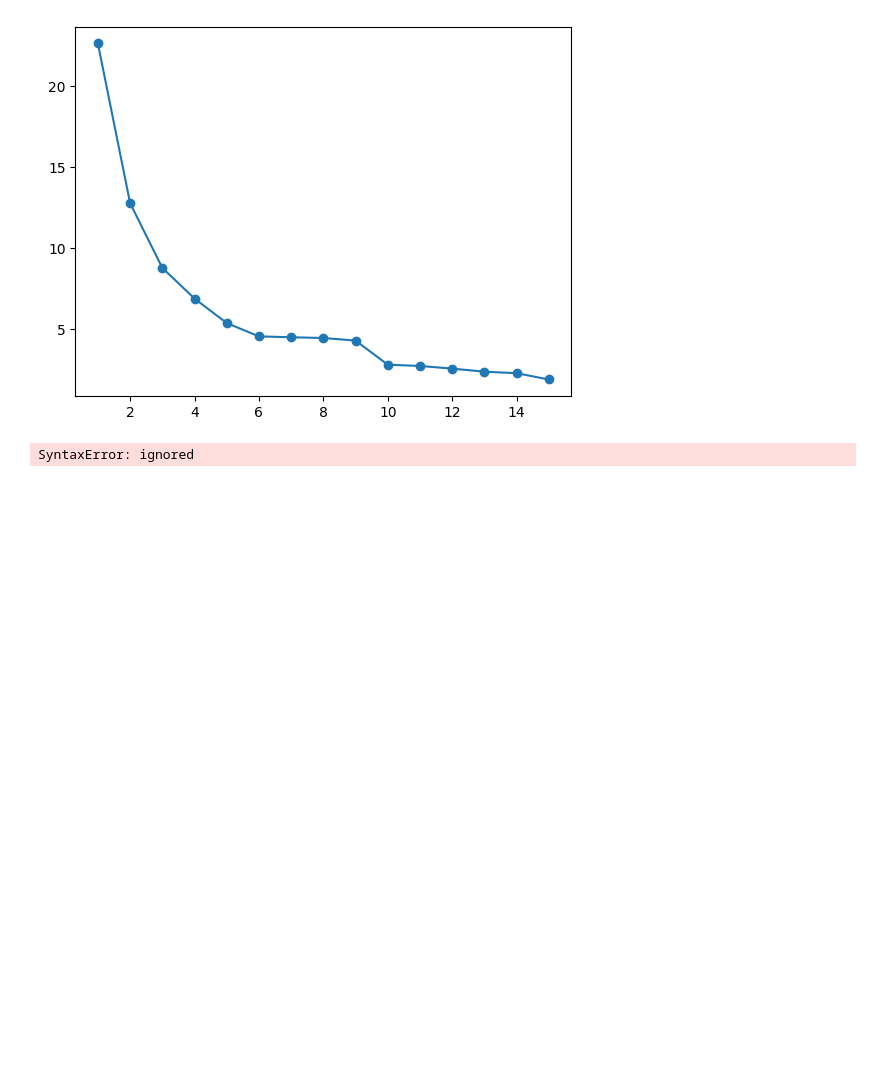
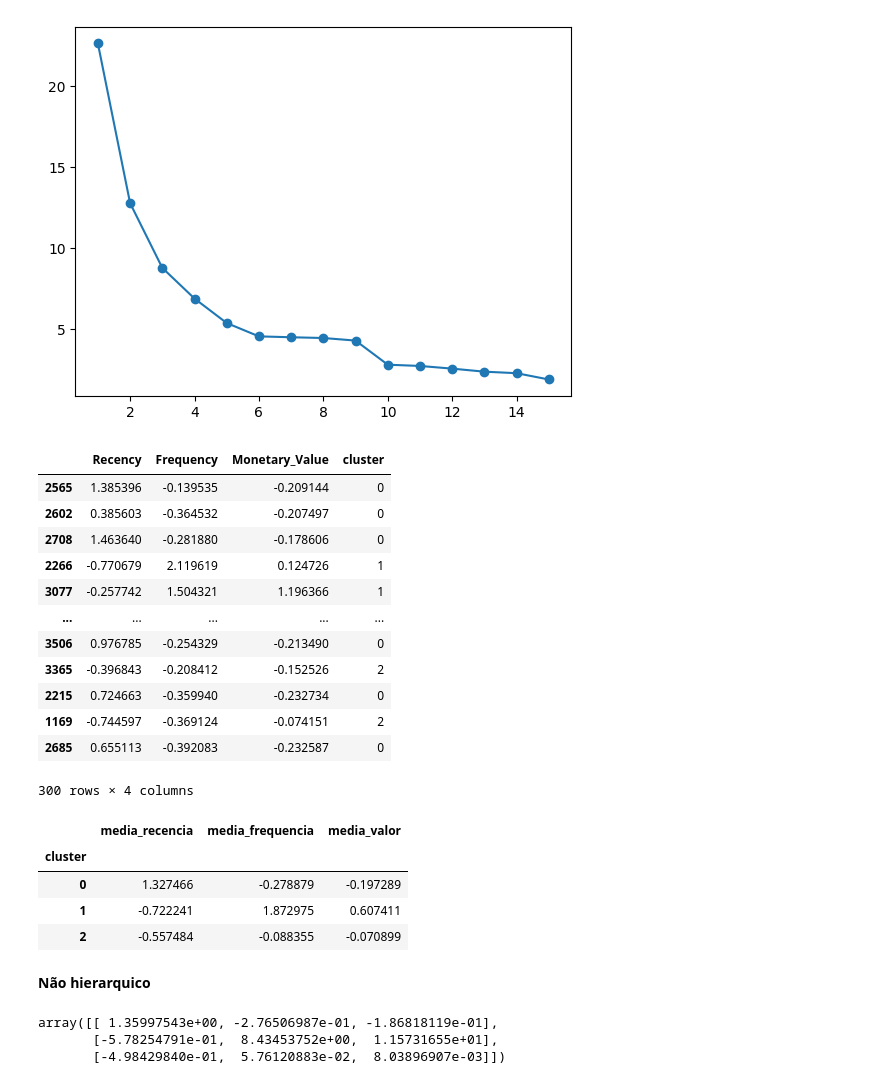
Before and after one commit to CarolineAndradeR/Data-Science, a Jupyter notebook: analise_clusters.ipynb, the cells around one changed output. Saved outputs shown, nothing was run; the diff lists cells and outputs as text; code cells hidden in the pictures; blank space fills up the shorter version.

```diff
--- a/analise_clusters.ipynb
+++ b/analise_clusters.ipynb
@@ -168,22 +170,49 @@ plt.plot(avaliacao_clusters['qtd_grupos'], avaliacao_clusters['distancia'], '-o'
 plt.show()
 # %% [output]
 [figure]
+# %%
+# Calculando as médias obtidas nos clusters hierarquicos e essa média é utilizada como centro de cluster
+# Com o cluster treinado o predict vai dizer em cluster a pessoa está inserida
+dados_cluster_hierarquico['cluster'] = cluster.fit_predict(dados_cluster_hierarquico)
+dados_cluster_hierarquico
+# %% [output]
+|  | Recency | Frequency | Monetary_Value | cluster |
+| 2565 | 1.385396 | -0.139535 | -0.209144 | 0 |
+| 2602 | 0.385603 | -0.364532 | -0.207497 | 0 |
+| 2708 | 1.463640 | -0.281880 | -0.178606 | 0 |
+| 2266 | -0.770679 | 2.119619 | 0.124726 | 1 |
+| 3077 | -0.257742 | 1.504321 | 1.196366 | 1 |
+| ... | ... | ... | ... | ... |
+| 3506 | 0.976785 | -0.254329 | -0.213490 | 0 |
+| 3365 | -0.396843 | -0.208412 | -0.152526 | 2 |
+| 2215 | 0.724663 | -0.359940 | -0.232734 | 0 |
+| 1169 | -0.744597 | -0.369124 | -0.074151 | 2 |
+| 2685 | 0.655113 | -0.392083 | -0.232587 | 0 |
+300 rows × 4 columns
 # %%
-# obter grupos
-dados_cluster_hierarquico['cluster'] = cluster.fit_predict(dados_cluster_hierarquico)
-
 # centroides
-centroides = dados_cluster_hierarquico.groupby('cluster')
-                                                      .agg(media_recencia = pd.NamedAgg('Recency', 'mean'),
-                          media_frequencia = pd.NamedAgg('Frequency', 'mean'),
-                          media_valor = pd.NamedAgg('Monetary_Value', 'mean'))
+# Os centroides são as medias obtidas pelo RFM
+centroides = dados_cluster_hierarquico.groupby('cluster') \
+                     .agg(media_recencia = pd.NamedAgg('Recency', 'mean'),
+                          media_frequencia = pd.NamedAgg('Frequency', 'mean'),
+                          media_valor = pd.NamedAgg('Monetary_Value', 'mean'))
 centroides
 # %% [output]
-SyntaxError: ignored
+|  | media_recencia | media_frequencia | media_valor |
+| cluster |  |  |  |
+| 0 | 1.327466 | -0.278879 | -0.197289 |
+| 1 | -0.722241 | 1.872975 | 0.607411 |
+| 2 | -0.557484 | -0.088355 | -0.070899 |
+# %% [markdown]
+**Não hierarquico**
 # %%
-# treinamento
+# Treinamento
+# É considerado todas as linhas do banco de dados
+# init - importante, é necessário passar os parâmetros dos centroides, bascamente ajudando o algoritmo passando as medias
 cluster_kmeans = KMeans(n_clusters = 3, init = centroides.values, n_init=1, max_iter = 1000)
 cluster_kmeans.fit(dados_normalizados[cols])
-# associar os clusters aos dados
-dados['cluster'] = cluster_kmeans.predict(dados_normalizados[cols])
-dados.head()
+cluster_kmeans.cluster_centers_
+# %% [output]
+array([[ 1.35997543e+00, -2.76506987e-01, -1.86818119e-01],
+       [-5.78254791e-01,  8.43453752e+00,  1.15731655e+01],
+       [-4.98429840e-01,  5.76120883e-02,  8.03896907e-03]])
```
Also changed, not shown: parts of 10 cells of this notebook.
